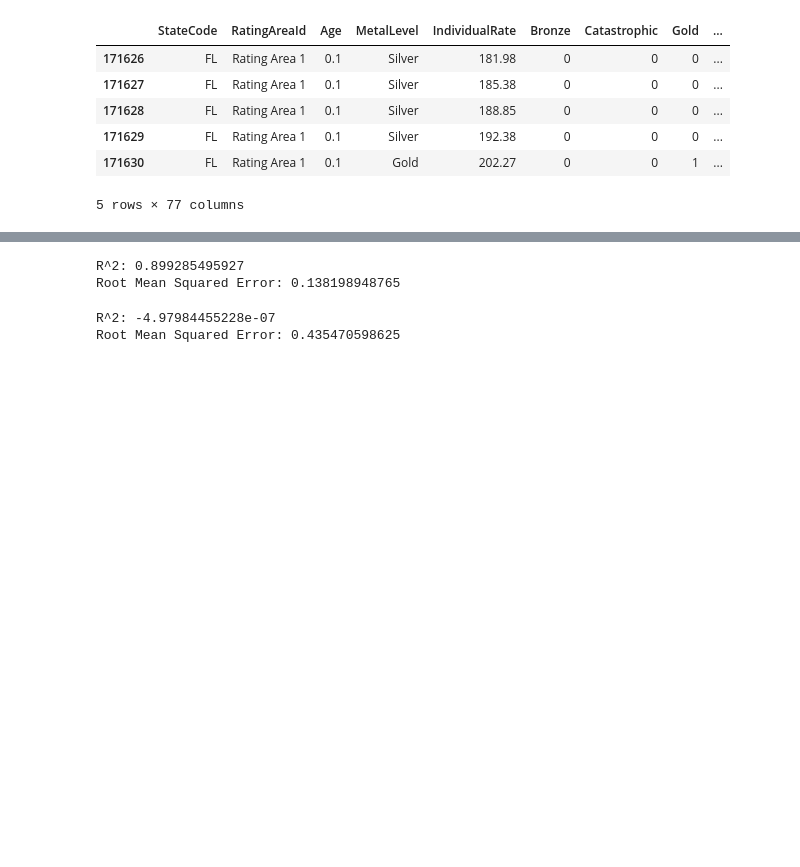
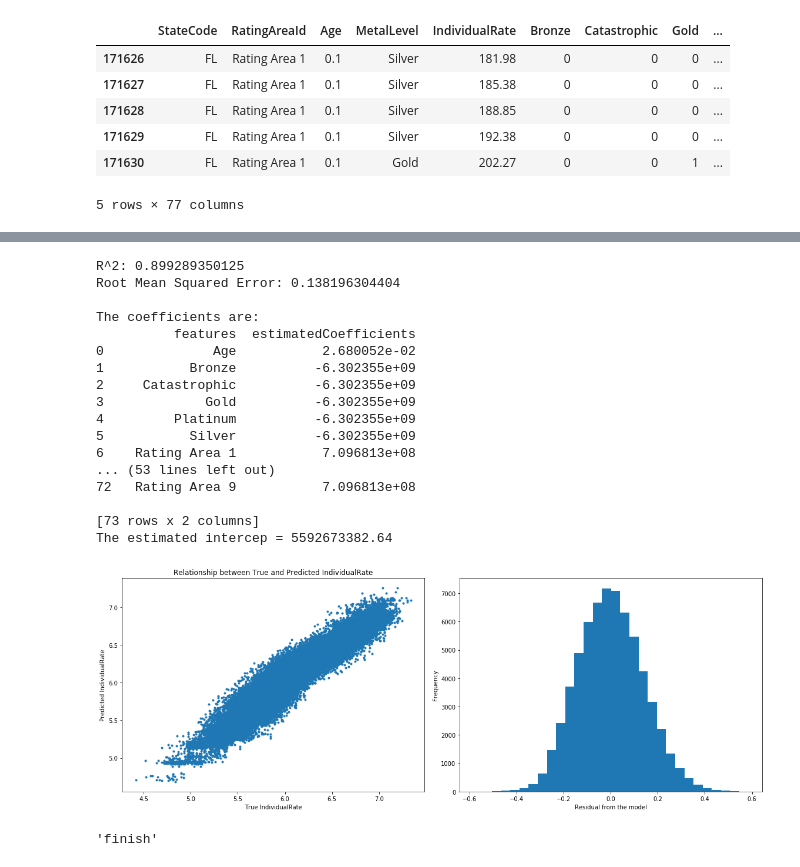
Before and after one commit to linmapitt/Springboard, a Jupyter notebook: CapStone_Project_1/Cap1_ML_FL.ipynb, the cells around one changed output, grey strips where cells are left out. Drawn from its saved outputs; the diff is of its cells as text; code cells hidden in the pictures; blank space fills up the shorter version.

```diff
--- a/CapStone_Project_1/Cap1_ML_FL.ipynb
+++ b/CapStone_Project_1/Cap1_ML_FL.ipynb
@@ -442,57 +361,22 @@ plt.show()
-# %%
-# Method 2 seemed to significantly improve the model performance.
-# Method 3 is to use another linear regression model (not the simple linear regression) with log transformation.
-# I want to see if other linear regression model (ridge regression) will further improve the performance.
-
-from sklearn.linear_model import Ridge
-
-X = df_FL_2.drop(['StateCode', 'RatingAreaId', 'MetalLevel','IndividualRate'], axis=1)
-y = df_FL_2['IndividualRate']
-
-# Split traing and test sets
-X_train, X_test, y_train, y_test = train_test_split(X, y, test_size = 0.2, random_state=123)
-
-# Create the regressor: reg_ridge
-reg_ridge = Ridge(alpha=0.0001, normalize=True )
-
-# Fit the regressor to the training data
-reg_ridge.fit(X_train, y_train)
-
-# Predict on the test data: y_pred
-y_pred = reg_ridge.predict(X_test)
-
-# Compute and print R^2 and RMSE
-print("R^2: {}".format(reg_ridge.score(X_test, y_test)))
-rmse = np.sqrt(mean_squared_error(y_test, y_pred))
-print("Root Mean Squared Error: {}".format(rmse))
-# %% [output]
-R^2: 0.899285495927
-Root Mean Squared Error: 0.138198948765
-# %%
-# I changed alpha values, and I noticed R^2 changes. The Ridge Model does not significantly improve the performance
-# Method 4 is to try Lasso model
-
-from sklearn.linear_model import Lasso
-
-X = df_FL_2.drop(['StateCode', 'RatingAreaId', 'MetalLevel','IndividualRate'], axis=1)
-y = df_FL_2['IndividualRate']
-
-# Split traing and test sets
-X_train, X_test, y_train, y_test = train_test_split(X, y, test_size = 0.2, random_state=123)
-
-# Create the regressor: reg_lasso
-reg_lasso = Lasso(alpha=0.1, normalize=True )
-
-# Fit the regressor to the training data
-reg_lasso.fit(X_train, y_train)
-
-# Predict on the test data: y_pred
-y_pred = reg_lasso.predict(X_test)
-
-# Compute and print R^2 and RMSE
-print("R^2: {}".format(reg_lasso.score(X_test, y_test)))
-rmse = np.sqrt(mean_squared_error(y_test, y_pred))
-print("Root Mean Squared Error: {}".format(rmse))
-# %% [output]
-R^2: -4.97984455228e-07
-Root Mean Squared Error: 0.435470598625
+# %%
+machine_learning_func ( df_FL_2, simple_linear_reg)
+# %% [output]
+R^2: 0.899289350125
+Root Mean Squared Error: 0.138196304404
+
+The coefficients are:
+          features  estimatedCoefficients
+0              Age           2.680052e-02
+1           Bronze          -6.302355e+09
+2     Catastrophic          -6.302355e+09
+3             Gold          -6.302355e+09
+4         Platinum          -6.302355e+09
+5           Silver          -6.302355e+09
+6    Rating Area 1           7.096813e+08
+... (53 lines left out)
+72   Rating Area 9           7.096813e+08
+
+[73 rows x 2 columns]
+The estimated intercep = 5592673382.64
+[figure, added]
+'finish'
```
Also changed, not shown: parts of 35 cells of this notebook.
